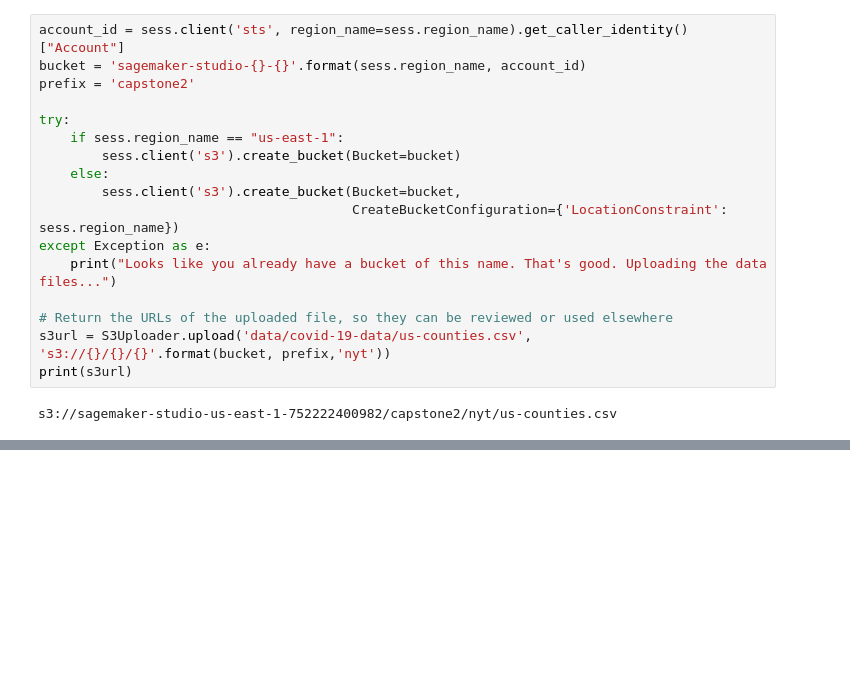
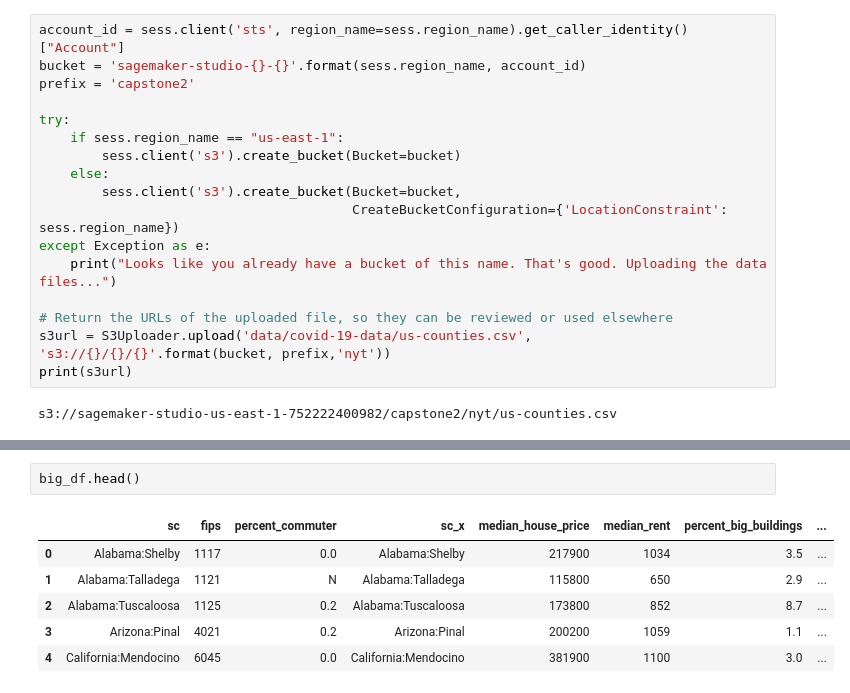
Before and after one commit to ian-branum/predicting-coronavirus, a Jupyter notebook: EDA.ipynb, the cells around one changed output, grey strips where cells are left out. Saved outputs shown, nothing was run; the diff lists cells and outputs as text; blank space fills up the shorter version.

```diff
--- a/EDA.ipynb
+++ b/EDA.ipynb
@@ -55,0 +125,9 @@ s3://sagemaker-studio-us-east-1-752222400982/capstone2/nyt/us-counties.csv
+# %%
+big_df.head()
+# %% [output]
+|  | sc | fips | percent_commuter | sc_x | median_house_price | median_rent | percent_big_buildings | ... |
+| 0 | Alabama:Shelby | 1117 | 0.0 | Alabama:Shelby | 217900 | 1034 | 3.5 | ... |
+| 1 | Alabama:Talladega | 1121 | N | Alabama:Talladega | 115800 | 650 | 2.9 | ... |
+| 2 | Alabama:Tuscaloosa | 1125 | 0.2 | Alabama:Tuscaloosa | 173800 | 852 | 8.7 | ... |
+| 3 | Arizona:Pinal | 4021 | 0.2 | Arizona:Pinal | 200200 | 1059 | 1.1 | ... |
+| 4 | California:Mendocino | 6045 | 0.0 | California:Mendocino | 381900 | 1100 | 3.0 | ... |
```
Also changed, not shown: parts of 11 cells of this notebook, 1 other file.
